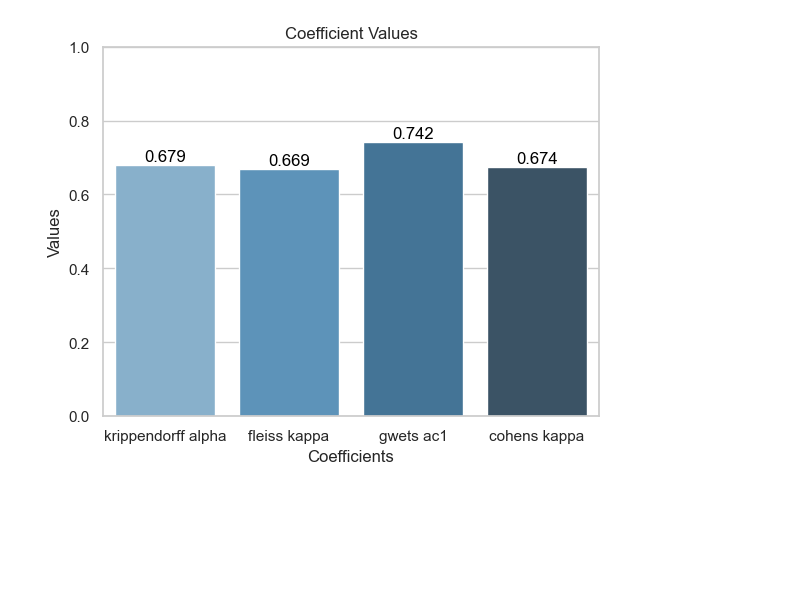
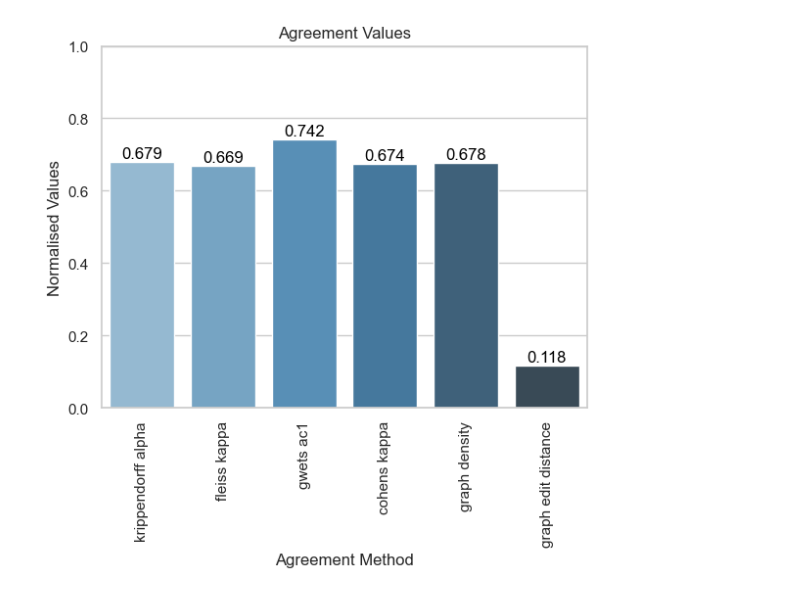
Before and after one commit to Daniel889911/GENG5511-Research-Project, a Jupyter notebook: irr_coefficients/irr_coefficients.ipynb, the cells around one changed output. Saved outputs shown, nothing was run; the diff lists cells and outputs as text; code cells hidden in the pictures; blank space fills up the shorter version.

```diff
--- a/irr_coefficients/irr_coefficients.ipynb
+++ b/irr_coefficients/irr_coefficients.ipynb
@@ -16,7 +16,9 @@ annotator7 = Annotator('annotator7', "annotations-Tim.json")
 label = Label_Metrics(annotator1, annotator2, annotator3)
 overall_table = label.get_accumulated_table()
 coefficients = label.calculate_coefficient_for_table(overall_table)
+coefficients['graph density'] = 0.678
+coefficients['graph edit distance'] = 0.118
 # %%
-gr.create_bar_chart(coefficients, "Coefficients", "Values","Coefficient Values")
+gr.create_bar_chart(coefficients, "Agreement Method", "Normalised Values","Agreement Values")
 # %% [output]
-[figure, old version]
+[figure, new version]
```
Also changed, not shown: 24 other files.
